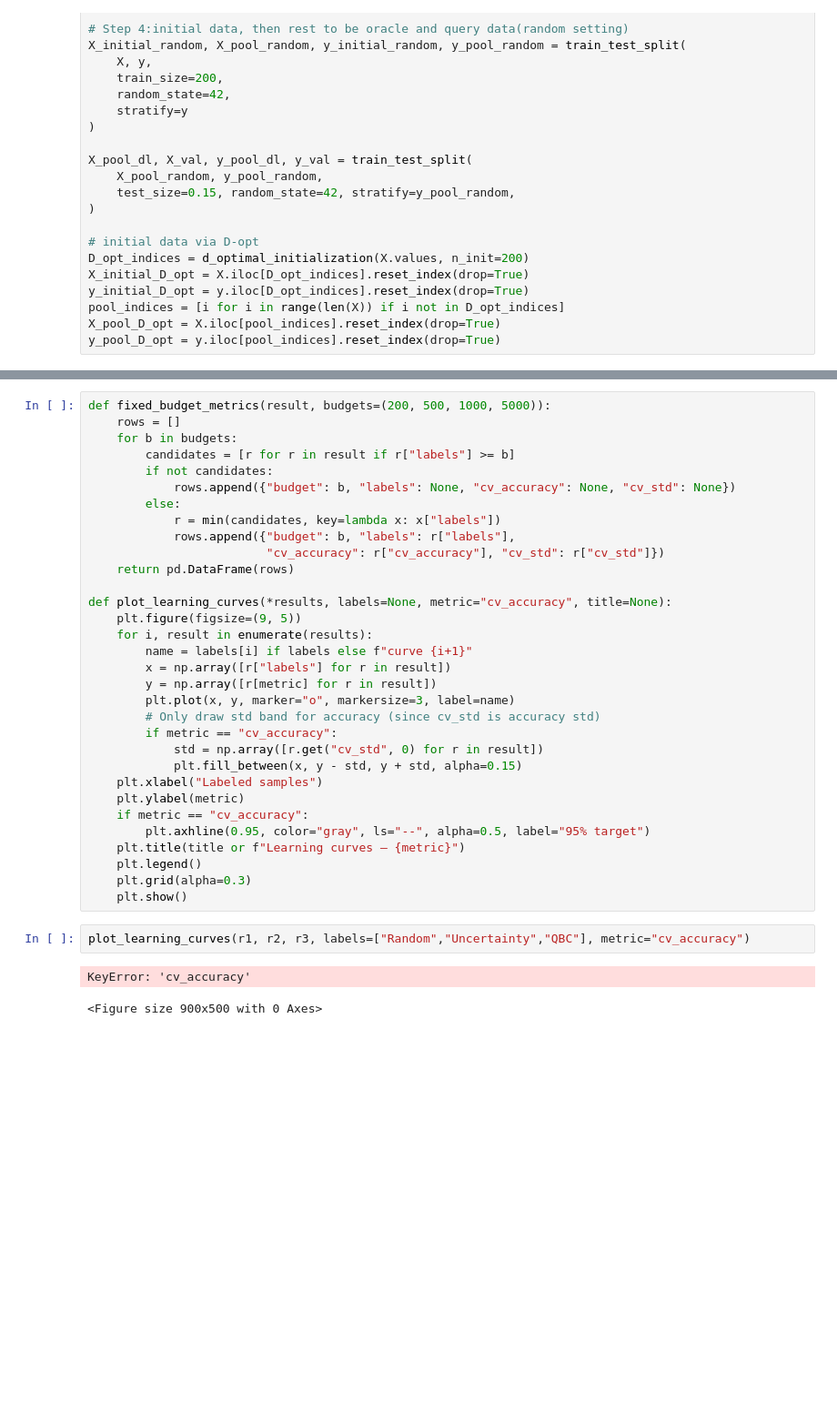
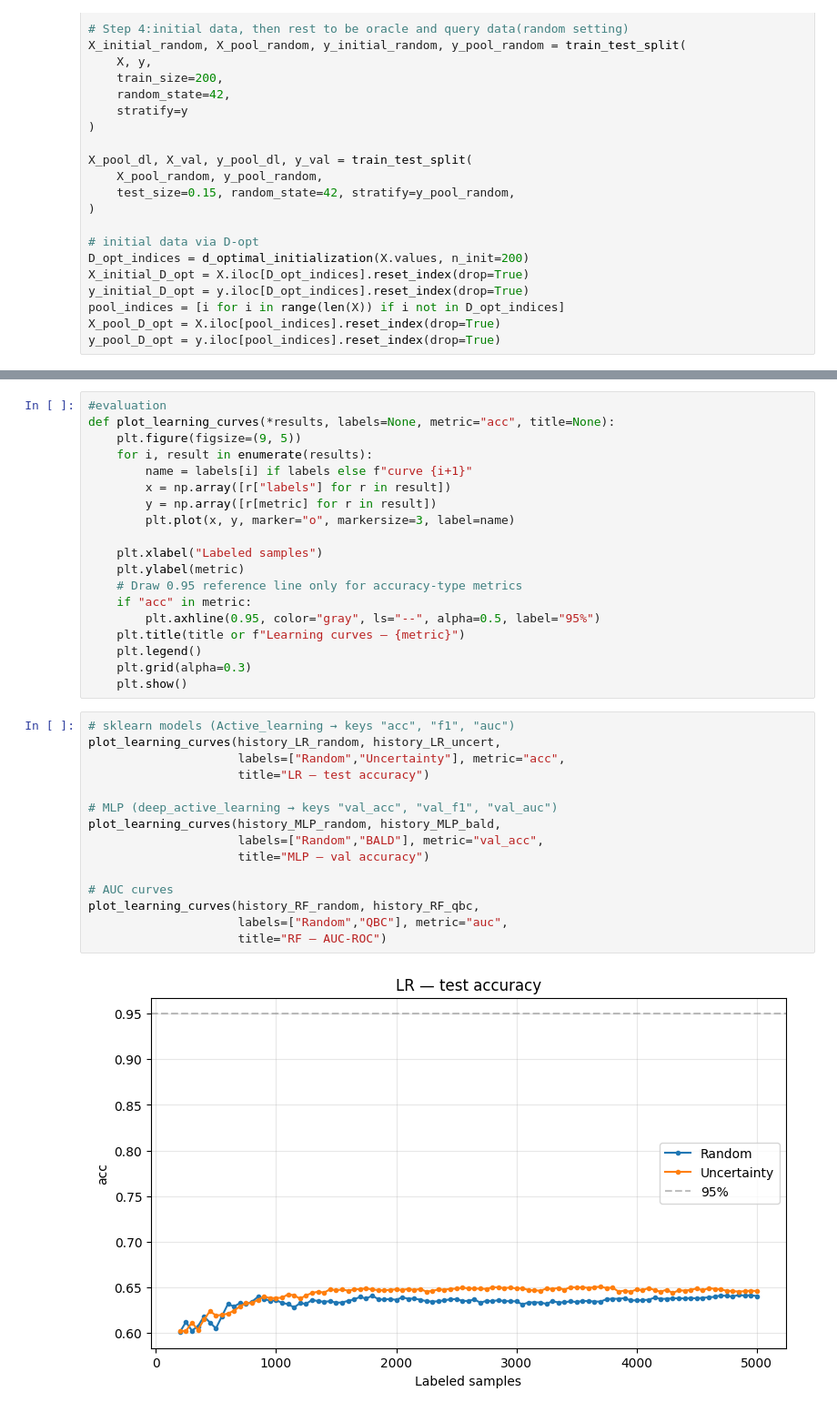
Before and after one commit to hallucijordan/mushroom-project, a Jupyter notebook: main.ipynb, the cells around one changed output, grey strips where cells are left out. Shown at 91% size. Drawn from its saved outputs; the diff is of its cells as text; blank space fills up the shorter version.

```diff
--- a/main.ipynb
+++ b/main.ipynb
@@ -432,37 +451,36 @@ result_MLP_active = deep_active_learning(
 # %%
-def fixed_budget_metrics(result, budgets=(200, 500, 1000, 5000)):
-    rows = []
-    for b in budgets:
-        candidates = [r for r in result if r["labels"] >= b]
-        if not candidates:
-            rows.append({"budget": b, "labels": None, "cv_accuracy": None, "cv_std": None})
-        else:
-            r = min(candidates, key=lambda x: x["labels"])
-            rows.append({"budget": b, "labels": r["labels"],
-                         "cv_accuracy": r["cv_accuracy"], "cv_std": r["cv_std"]})
-    return pd.DataFrame(rows)
-
-def plot_learning_curves(*results, labels=None, metric="cv_accuracy", title=None):
+#evaluation
+def plot_learning_curves(*results, labels=None, metric="acc", title=None):
     plt.figure(figsize=(9, 5))
     for i, result in enumerate(results):
         name = labels[i] if labels else f"curve {i+1}"
         x = np.array([r["labels"] for r in result])
         y = np.array([r[metric] for r in result])
         plt.plot(x, y, marker="o", markersize=3, label=name)
-        # Only draw std band for accuracy (since cv_std is accuracy std)
-        if metric == "cv_accuracy":
-            std = np.array([r.get("cv_std", 0) for r in result])
-            plt.fill_between(x, y - std, y + std, alpha=0.15)
+
     plt.xlabel("Labeled samples")
     plt.ylabel(metric)
-    if metric == "cv_accuracy":
-        plt.axhline(0.95, color="gray", ls="--", alpha=0.5, label="95% target")
+    # Draw 0.95 reference line only for accuracy-type metrics
+    if "acc" in metric:
+        plt.axhline(0.95, color="gray", ls="--", alpha=0.5, label="95%")
     plt.title(title or f"Learning curves — {metric}")
     plt.legend()
     plt.grid(alpha=0.3)
     plt.show()
-# %%
-plot_learning_curves(r1, r2, r3, labels=["Random","Uncertainty","QBC"], metric="cv_accuracy")
-# %% [output]
-KeyError: 'cv_accuracy'
-<Figure size 900x500 with 0 Axes>
+# %%
+# sklearn models (Active_learning → keys "acc", "f1", "auc")
+plot_learning_curves(history_LR_random, history_LR_uncert,
+                     labels=["Random","Uncertainty"], metric="acc",
+                     title="LR — test accuracy")
+
+# MLP (deep_active_learning → keys "val_acc", "val_f1", "val_auc")
+plot_learning_curves(history_MLP_random, history_MLP_bald,
+                     labels=["Random","BALD"], metric="val_acc",
+                     title="MLP — val accuracy")
+
+# AUC curves
+plot_learning_curves(history_RF_random, history_RF_qbc,
+                     labels=["Random","QBC"], metric="auc",
+                     title="RF — AUC-ROC")
+# %% [output]
+[figure, added]
```
Also changed, not shown: parts of 4 cells of this notebook.
